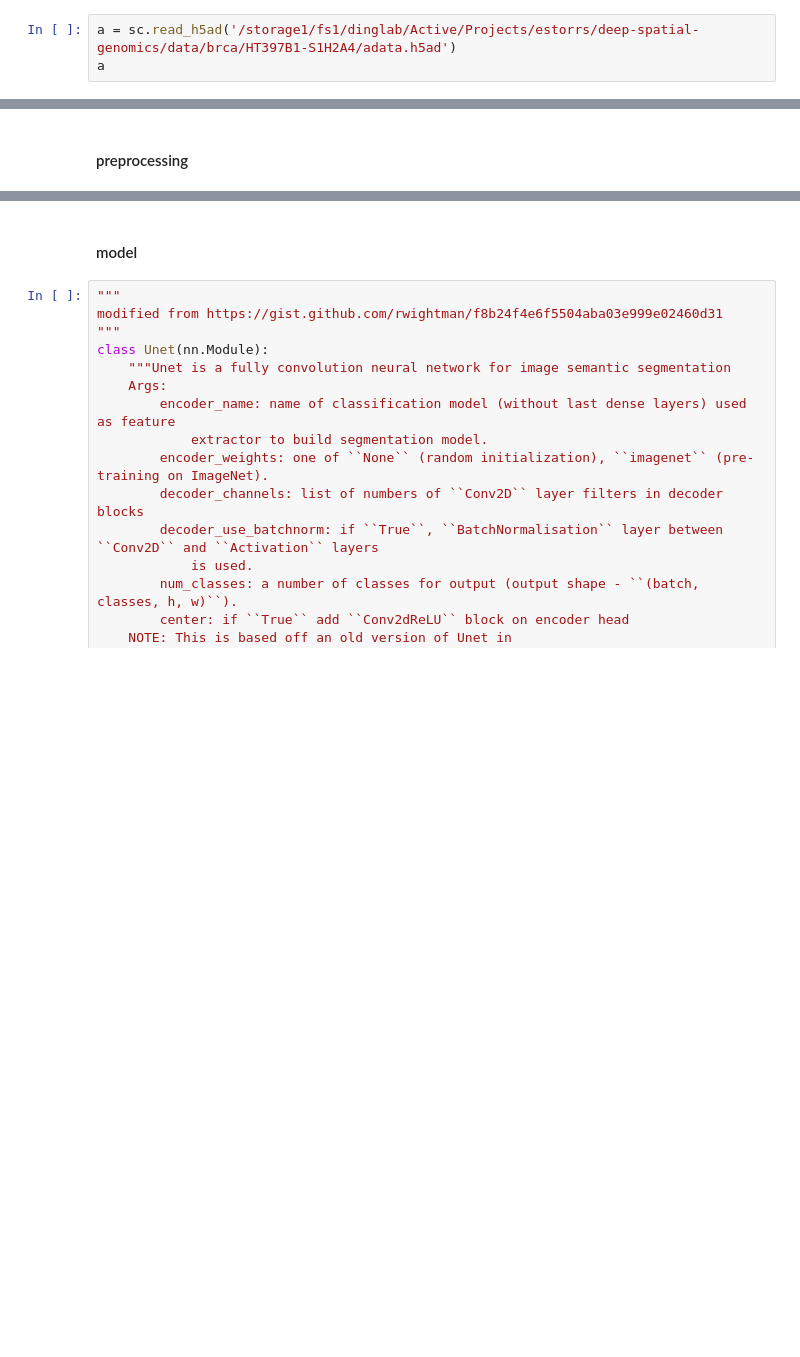
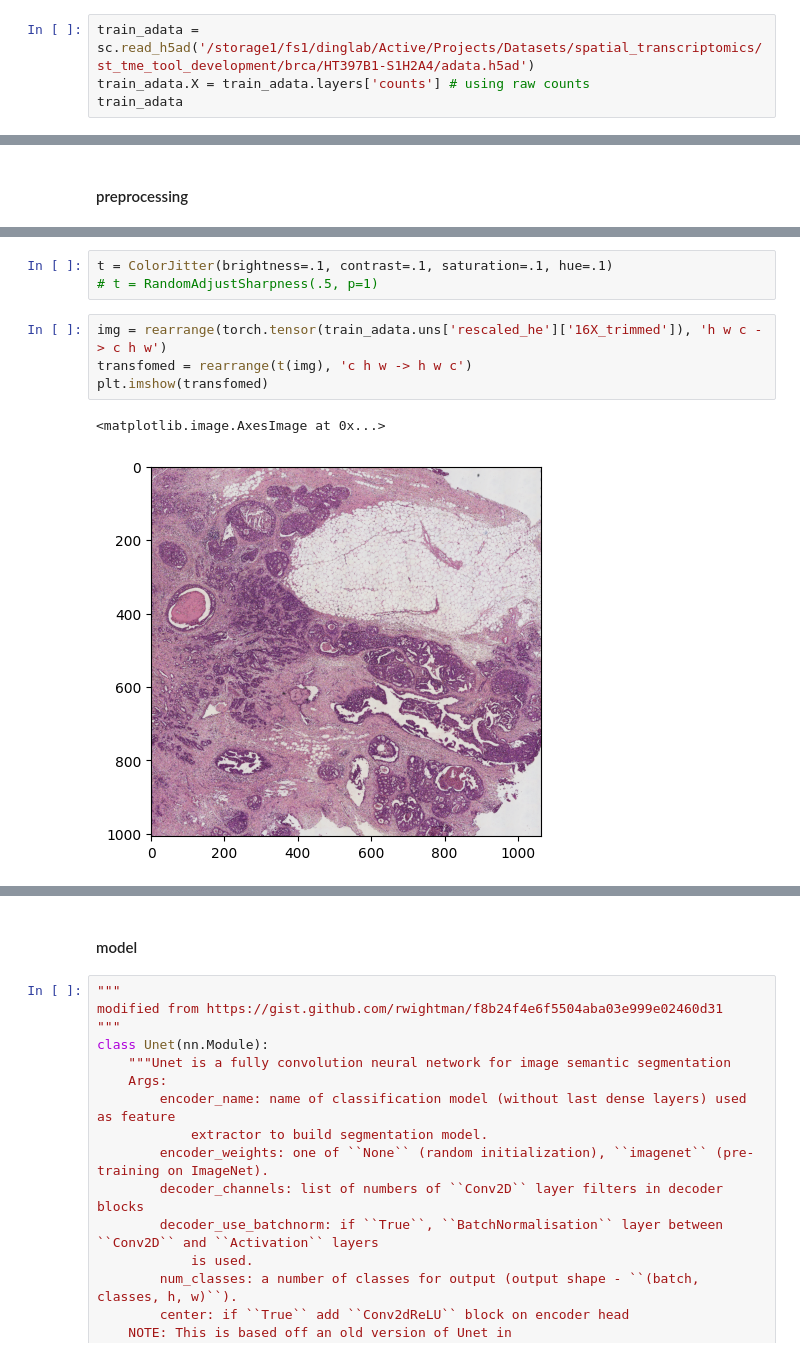
Before and after one commit to estorrs/deep-spatial-genomics, a Jupyter notebook: notebooks/xFuse_plus.ipynb, the cells around one changed output, grey strips where cells are left out. Saved outputs shown, nothing was run; the diff lists cells and outputs as text; blank space fills up the shorter version.

```diff
--- a/notebooks/xFuse_plus.ipynb
+++ b/notebooks/xFuse_plus.ipynb
@@ -19,5 +22,6 @@ from deep_spatial_genomics.models.x_unet import XUnet
 # %%
-a = sc.read_h5ad('/storage1/fs1/dinglab/Active/Projects/estorrs/deep-spatial-genomics/data/brca/HT397B1-S1H2A4/adata.h5ad')
-a
+train_adata = sc.read_h5ad('/storage1/fs1/dinglab/Active/Projects/Datasets/spatial_transcriptomics/st_tme_tool_development/brca/HT397B1-S1H2A4/adata.h5ad')
+train_adata.X = train_adata.layers['counts'] # using raw counts
+train_adata
 # %% [output]
 AnnData object with n_obs × n_vars = 3561 × 17943
@@ -53,0 +52,10 @@ def generate_spot_to_full_res(a, img):
+# %%
+t = ColorJitter(brightness=.1, contrast=.1, saturation=.1, hue=.1)
+# t = RandomAdjustSharpness(.5, p=1)
+# %%
+img = rearrange(torch.tensor(train_adata.uns['rescaled_he']['16X_trimmed']), 'h w c -> c h w')
+transfomed = rearrange(t(img), 'c h w -> h w c')
+plt.imshow(transfomed)
+# %% [output]
+<matplotlib.image.AxesImage at 0x...>
+[figure, added]
```
Also changed, not shown: parts of 19 cells of this notebook.
